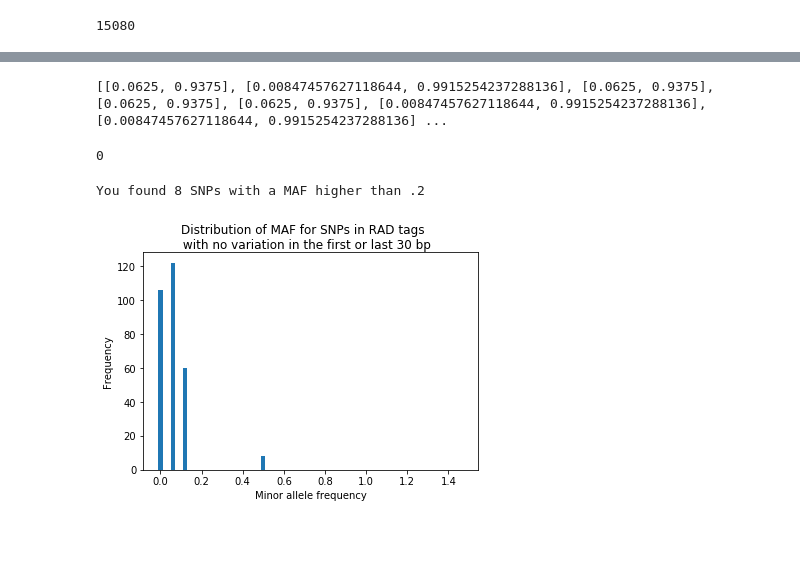
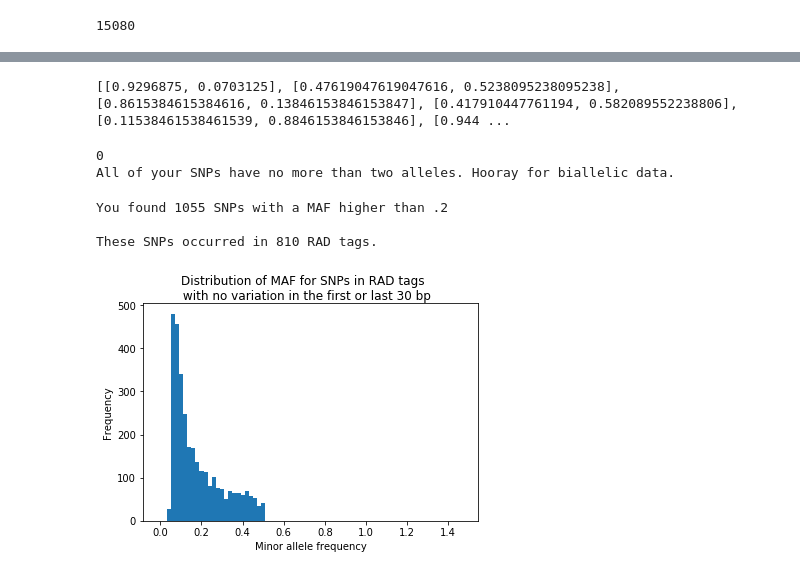
Before and after one commit to nclowell/RAD_scallops, a Jupyter notebook: CRAGIG_run1/Notebooks/IDing_SNPs_for_parentage/First_look_at_SNPs_for_parentage.ipynb, the cells around one changed output, grey strips where cells are left out. Saved outputs shown, nothing was run; the diff lists cells and outputs as text; code cells hidden in the pictures; blank space fills up the shorter version.

```diff
--- a/CRAGIG_run1/Notebooks/IDing_SNPs_for_parentage/First_look_at_SNPs_for_parentage.ipynb
+++ b/CRAGIG_run1/Notebooks/IDing_SNPs_for_parentage/First_look_at_SNPs_for_parentage.ipynb
@@ -45,16 +35,22 @@ test_list = ['1_25', '1_80','2_36','2_100','3_2','3_120']
 # %%
+# initiate dictionary to store RAD tag numbers as keys,
+# and positions as values in a list
+RADtag_dict = {}
+
+# initiate list of SNP names
+RADtag_num_list = []
+
 # loop through SNP names, parse SNP names and positions, fill dictionary
-
 for SNP in SNP_names:# TESTING - MAKE SURE TO CHANGE BACK TO "for SNP in SNP_names:"
     name_list = SNP.split("_")
     SNP_num = int(name_list[0])
     position = int(name_list[1])
-    if SNP_num not in SNP_dict:
-        SNP_dict[SNP_num] = [position]
-        SNP_num_list.append(SNP_num)
+    if SNP_num not in RADtag_dict:
+        RADtag_dict[SNP_num] = [position]
+        RADtag_num_list.append(SNP_num)
     else:
-        position_list = SNP_dict[SNP_num]
+        position_list = RADtag_dict[SNP_num]
         position_list.append(position)
-        SNP_dict[SNP_num] = position_list
+        RADtag_dict[SNP_num] = position_list
 # %%
 # check that it worked
@@ -119,10 +110,0 @@ print keep_SNPs_30
-# %%
-# write these to a file, each on its own line, for use down the line
-
-filestring = ""
-for SNP in keep_SNPs_30:
-    lilstring = str(SNP) + "\n"
-    filestring += lilstring
-print filestring[0:28]
-newfile = open("SNP_names_30_cutoff.txt", "w")
-newfile.write(filestring)
@@ -240,7 +179,6 @@ count = 0
 for i in range(1,num_rows):
     row = file_array[i,]
     snp_name = row[0]
-    snp_name
     snp_name_list = snp_name.split("_")
     tag_num = int(snp_name_list[0])
     if tag_num in keep_SNPs_30:
@@ -295,10 +257,10 @@ for locusrow in GP30_array[1:,]: # iterate across individual genotypes within a
             gencount += 1
             allele_list = [genotype[0:2],genotype[2:4]] # assumes your genotypes are two digit format
             for allele in allele_list:
-                if allele not in maf_dict:
+                if allele not in ind_maf_dict:
                     ind_maf_dict[allele] = 1
-                if allele in maf_dict:
-                    oldcount = maf_dict[allele]
+                if allele in ind_maf_dict:
+                    oldcount = ind_maf_dict[allele]
                     newcount = oldcount + 1
                     ind_maf_dict[allele] = newcount
     all_maf_dict[locus] = []
@@ -314,7 +276,7 @@ for locusrow in GP30_array[1:,]: # iterate across individual genotypes within a
 
 print all_maf_dict.values()[0:9]
 # %% [output]
-[[0.0625, 0.9375], [0.00847457627118644, 0.9915254237288136], [0.0625, 0.9375], [0.0625, 0.9375], [0.0625, 0.9375], [0.00847457627118644, 0.9915254237288136], [0.00847457627118644, 0.9915254237288136] ...
+[[0.9296875, 0.0703125], [0.47619047619047616, 0.5238095238095238], [0.8615384615384616, 0.13846153846153847], [0.417910447761194, 0.582089552238806], [0.11538461538461539, 0.8846153846153846], [0.944 ...
 # %%
 # checking to see if all biallelic
 
@@ -324,32 +286,43 @@ for item in all_maf_dict.values():
     if length > 2:
         count += 1
 print count
+if count == 0:
+    print "All of your SNPs have no more than two alleles. Hooray for biallelic data."
 
 # 0 means no SNPs had more than two alleles
 # %% [output]
 0
+All of your SNPs have no more than two alleles. Hooray for biallelic data.
 # %%
 import matplotlib.pyplot as plt
 import numpy as np
 
 maf_list = []
+RADtag_list = [] # for RAD tags with at least one SNP MAF less than .2
 count = 0
 
 for SNP in kept_SNP_names:
+    snplist = SNP.split("_")
+    RADtag = snplist[0]
     afs = all_maf_dict[SNP]
     afs.sort()
     maf_list.append(afs[0])
     if afs[0] > .2:
         count += 1
+        if RADtag not in RADtag_list:
+            RADtag_list.append(RADtag)
+
 print "You found " + str(count) + " SNPs with a MAF higher than .2"
 
-# np.arange(0,max(within_ints_rag_rd_99)+1,10)-5)
+print "\nThese SNPs occurred in " + str(len(RADtag_list)) + " RAD tags."
 
 plt.hist(maf_list, np.arange(0,max(maf_list)+1,.02)-.01)
 plt.suptitle("Distribution of MAF for SNPs in RAD tags \n with no variation in the first or last 30 bp")
 plt.xlabel("Minor allele frequency")
 plt.ylabel("Frequency")
 plt.show()
 # %% [output]
-You found 8 SNPs with a MAF higher than .2
+You found 1055 SNPs with a MAF higher than .2
+
+These SNPs occurred in 810 RAD tags.
-[figure, old version]
+[figure, new version]
```
Also changed, not shown: parts of 24 cells of this notebook, 3 other files.
